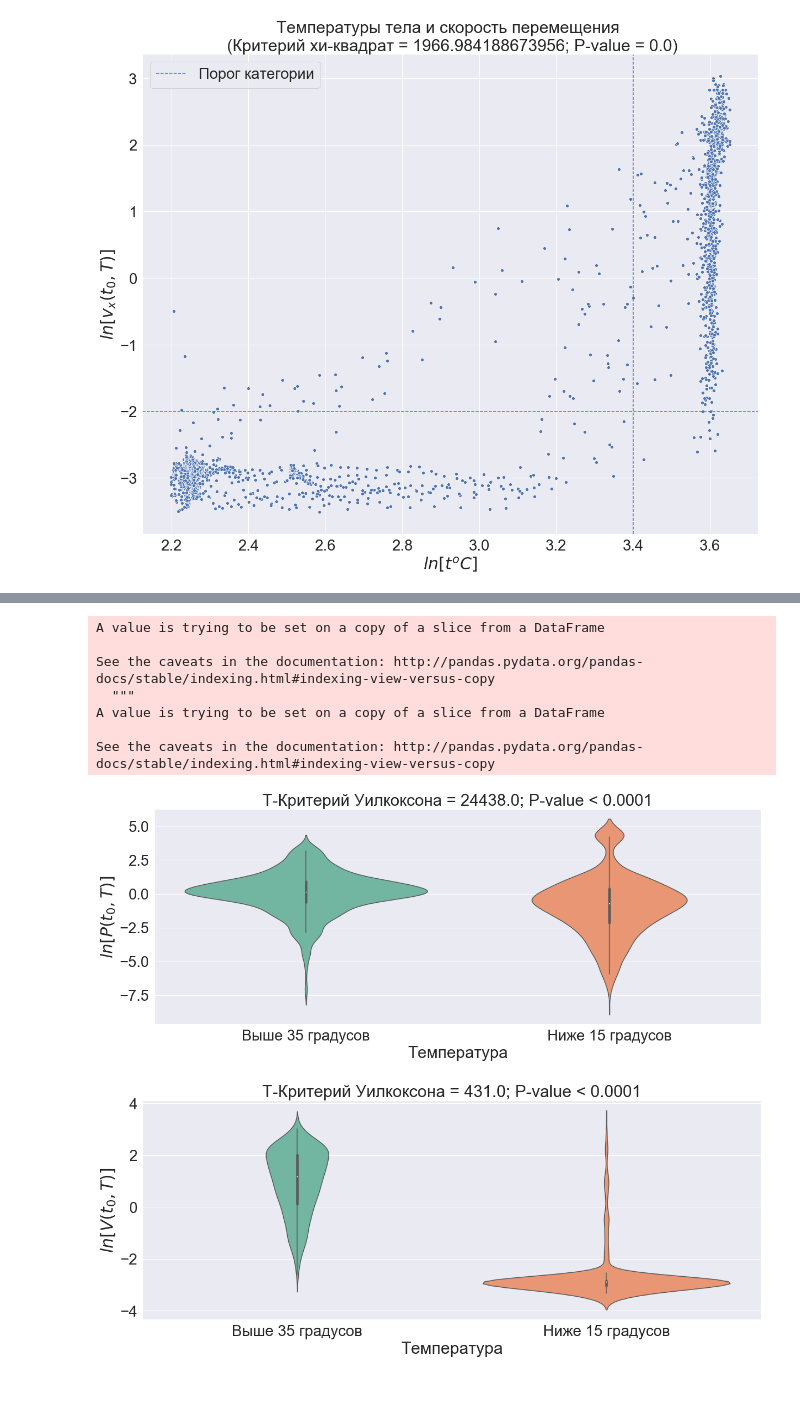
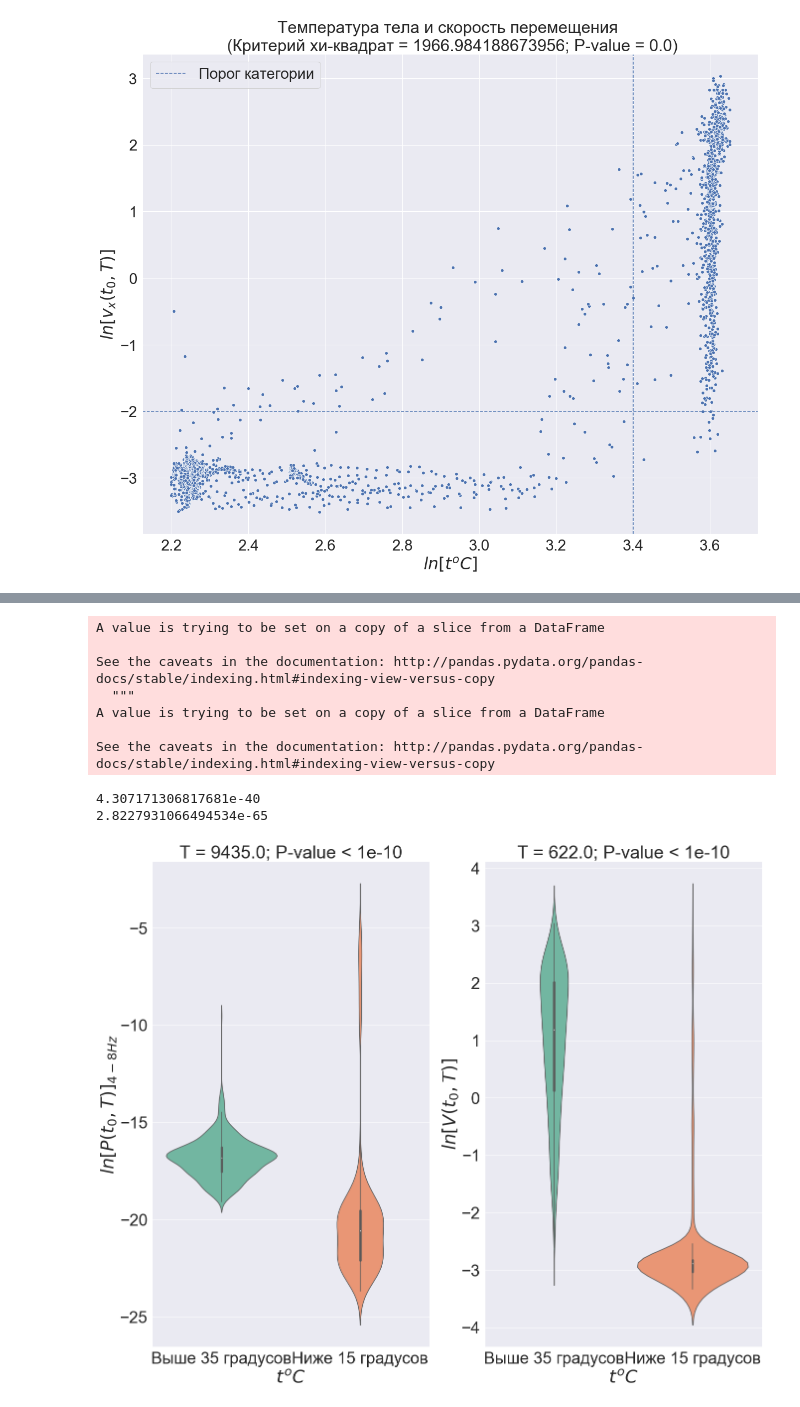
Before and after one commit to BasilMinkov/Jupyter-Notebooks, a Jupyter notebook: HamsterEEG.ipynb, the cells around one changed output, grey strips where cells are left out. Saved outputs shown, nothing was run; the diff lists cells and outputs as text; code cells hidden in the pictures.

```diff
--- a/HamsterEEG.ipynb
+++ b/HamsterEEG.ipynb
@@ -17,8 +17,8 @@ from scipy.stats import wilcoxon
 # %% [output]
 Populating the interactive namespace from numpy and matplotlib
 # %%
-pylab.rcParams['figure.figsize'] = (20, 16)
-sns.set(font_scale=2.5)
+pylab.rcParams['figure.figsize'] = (22, 18)
+sns.set(font_scale=3)
 # %%
 path = "/Users/wassilyminkow/Data/Rat_Data/25-12-2017_17-24_torpor_starts/"
 files = [
@@ -69,6 +69,8 @@ def skip_damaged_epoch(start_time):
     return n_skip
 # %%
 temp = pd.read_csv("/Users/wassilyminkow/Data/Rat_Data/RatTemperature.csv", sep=",")
+temp["Power 1 - 4 Hz"] = np.nan
+temp["Power 4 - 8 Hz"] = np.nan
 temp["Power"] = np.nan
 temp["Acceleration"] = np.nan
 
@@ -91,7 +93,6 @@ for file in files:
     raw_data = mne.io.read_raw_edf(path+file)
     df = pd.DataFrame(raw_data.get_data([0, 2]), index=[raw_data.ch_names[0], raw_data.ch_names[2]]).T
 
-    #
     start = list(gmtime(raw_data.info['meas_date'][0]))
 
     n_skip = skip_damaged_epoch(start)
@@ -110,16 +111,28 @@ for file in files:
     n_slises = 20
     step = fs*60*10
 
+    order = 400 # filter order
+    a = 1
 
+    band = np.array([1, 4])
+    b = firwin(order, band * 2 / fs, width=None, window='hamming', pass_zero=False)  # design filter
+    df_epocs_low = filtfilt(b, a, df_epocs.iloc[:, 0]) # apply filter
 
+    band = np.array([4, 8])
+    b = firwin(order, band * 2 / fs, width=None, window='hamming', pass_zero=False)  # design filter
+    df_epocs_hi = filtfilt(b, a, df_epocs.iloc[:, 0])
 
-
+    sum_power_low = np.array(list(map(lambda i: (df_epocs_low[i*step:(i+1)*step]**2).mean(), np.arange(n_epocs))))
+    sum_power_hi = np.array(list(map(lambda i: (df_epocs_hi[i*step:(i+1)*step]**2).mean(), np.arange(n_epocs))))
     sum_power = np.array(list(map(lambda i: (df_epocs.iloc[i*step:(i+1)*step, 0]**2).mean(), np.arange(n_epocs))))
     sum_a = np.array(list(map(lambda i: (np.abs(df_epocs.iloc[i*step:(i+1)*step, 1]-df_epocs.iloc[i*step:(i+1)*step, 1].mean())).mean(), np.arange(n_epocs))))
 
-
+    temp.iloc[start_epoc:start_epoc+n_epocs,-4] = sum_power_low*1e3
+    temp.iloc[start_epoc:start_epoc+n_epocs,-3] = sum_power_hi*1e3
     temp.iloc[start_epoc:start_epoc+n_epocs,-2] = sum_power*1e3
     temp.iloc[start_epoc:start_epoc+n_epocs,-1] = sum_a*1e-1
+
+    del df_epocs_low, df_epocs_hi, sum_power_low, sum_power_hi, sum_power, sum_a, raw_data, df, df_new
 # %% [output]
 Extracting EDF parameters from /Users/wassilyminkow/Data/Rat_Data/25-12-2017_17-24_torpor_starts/2017/25-12-2017_17-24.bdf...
 BDF file detected
@@ -276,38 +348,41 @@ sns.scatterplot(x=foo(dec.iloc[:, -3]), y=foo(dec.iloc[:, -2]), label="Decrease"
 # %%
 data = temp.copy()
 data = pd.concat([data.iloc[:skip_start, :], data.iloc[skip_end:, :]], axis=0).dropna()
 
 data["Температура"] = np.nan
 data["Температура"][data["Temperature"] < 15] = "Ниже 15 градусов"
 data["Температура"][data["Temperature"] > 35] = "Выше 35 градусов"
 
-feature = ["Power", "Acceleration"]
-rus_feature = [r"$ln[P(t_0, T)]$", r"$ln[V(t_0, T)]$"]
+feature = ["Power 4 - 8 Hz", "Acceleration"]
+rus_feature = [r"$ln[P(t_0, T)]_{4-8 Hz}$", r"$ln[V(t_0, T)]$"]
 
 for i in range(2):
-    plt.subplot(2,1,i+1)
+    plt.subplot(1,2,i+1)
     data[feature[i]] = np.log(data[feature[i]])
     ans = wilcoxon(data[data["Температура"] == "Ниже 15 градусов"][feature[i]].sample(400),
                    data[data["Температура"] == "Выше 35 градусов"][feature[i]].sample(400))
 
     dummy = round(ans[0], 2)
-    if ans[1] < 0.0001:
-        ans = [dummy, "< 0.0001"]
+    print(ans[1])
+    if ans[1] < 1e-10:
+        ans = [dummy, "< 1e-10"]
     else:
         ans = [dummy, "= {}".format(round(ans[1], 2))]
 
     sns.violinplot(x="Температура", y=feature[i], data=data, palette="Set2")
 #     sns.swarmplot(x="Температура", y=feature[i], data=data, edgecolor="black", alpha=0.5)
-    plt.title("Т-Критерий Уилкоксона = {}; P-value {}".format(ans[0], ans[1]))
-    plt.ylabel("{}".format(rus_feature[i]))
-    plt.show()
+    plt.title("Т = {}; P-value {}".format(ans[0], ans[1]))
+    plt.xlabel(r"$t^o C$")
+    plt.ylabel(rus_feature[i])
+plt.show()
 # %% [output]
 A value is trying to be set on a copy of a slice from a DataFrame
 
 See the caveats in the documentation: http://pandas.pydata.org/pandas-docs/stable/indexing.html#indexing-view-versus-copy
   """
 A value is trying to be set on a copy of a slice from a DataFrame
 
 See the caveats in the documentation: http://pandas.pydata.org/pandas-docs/stable/indexing.html#indexing-view-versus-copy
+4.307171306817681e-40
+2.8227931066494534e-65
-[figure, old version]
+[figure, new version]
-[figure, removed]
```
Also changed, not shown: parts of 11 cells of this notebook, 1 other file.
